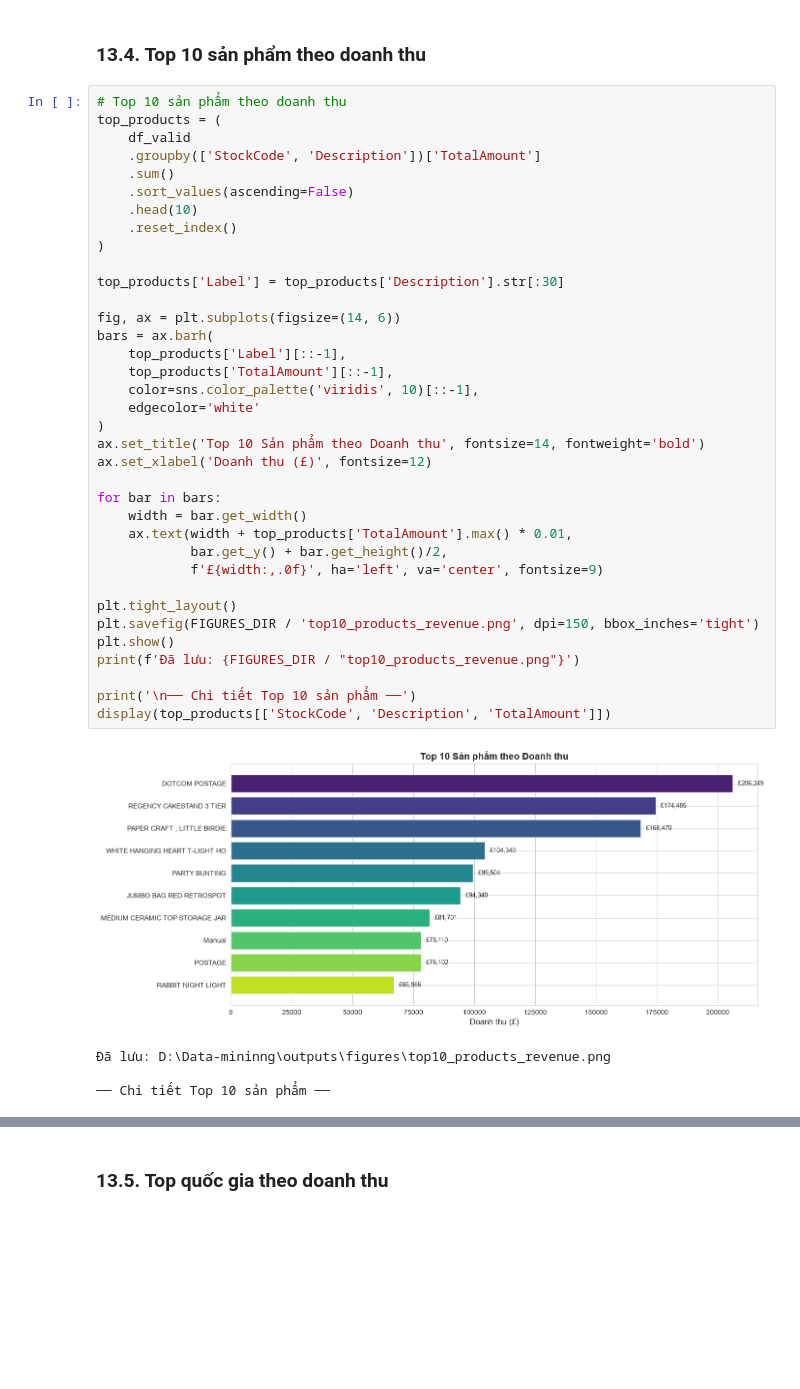
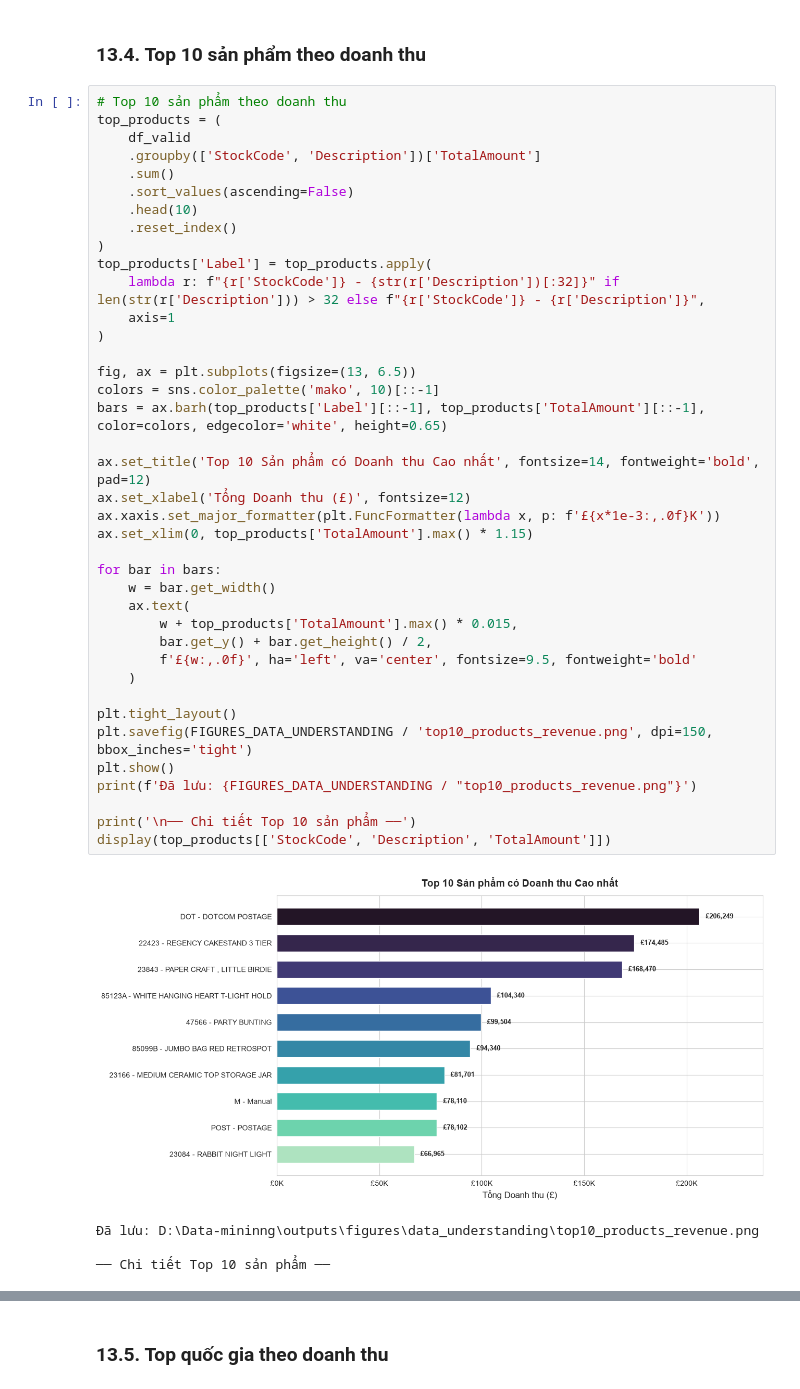
Before and after one commit to HungTruong-github/Data-mining, a Jupyter notebook: notebooks/01_data_understanding.ipynb, the cells around one changed output, grey strips where cells are left out. Cells and saved outputs as stored; diff of their text form; blank space fills up the shorter version.

```diff
--- a/notebooks/01_data_understanding.ipynb
+++ b/notebooks/01_data_understanding.ipynb
@@ -691,42 +770,45 @@ print(f'Đã lưu: {FIGURES_DIR / "revenue_by_month.png"}')
 # %%
 # Top 10 sản phẩm theo doanh thu
 top_products = (
     df_valid
     .groupby(['StockCode', 'Description'])['TotalAmount']
     .sum()
     .sort_values(ascending=False)
     .head(10)
     .reset_index()
 )
+top_products['Label'] = top_products.apply(
+    lambda r: f"{r['StockCode']} - {str(r['Description'])[:32]}" if len(str(r['Description'])) > 32 else f"{r['StockCode']} - {r['Description']}",
+    axis=1
+)
 
-top_products['Label'] = top_products['Description'].str[:30]
+fig, ax = plt.subplots(figsize=(13, 6.5))
+colors = sns.color_palette('mako', 10)[::-1]
+bars = ax.barh(top_products['Label'][::-1], top_products['TotalAmount'][::-1], color=colors, edgecolor='white', height=0.65)
 
-fig, ax = plt.subplots(figsize=(14, 6))
-bars = ax.barh(
-    top_products['Label'][::-1],
-    top_products['TotalAmount'][::-1],
-    color=sns.color_palette('viridis', 10)[::-1],
-    edgecolor='white'
-)
-ax.set_title('Top 10 Sản phẩm theo Doanh thu', fontsize=14, fontweight='bold')
-ax.set_xlabel('Doanh thu (£)', fontsize=12)
+ax.set_title('Top 10 Sản phẩm có Doanh thu Cao nhất', fontsize=14, fontweight='bold', pad=12)
+ax.set_xlabel('Tổng Doanh thu (£)', fontsize=12)
+ax.xaxis.set_major_formatter(plt.FuncFormatter(lambda x, p: f'£{x*1e-3:,.0f}K'))
+ax.set_xlim(0, top_products['TotalAmount'].max() * 1.15)
 
 for bar in bars:
-    width = bar.get_width()
-    ax.text(width + top_products['TotalAmount'].max() * 0.01,
-            bar.get_y() + bar.get_height()/2,
-            f'£{width:,.0f}', ha='left', va='center', fontsize=9)
+    w = bar.get_width()
+    ax.text(
+        w + top_products['TotalAmount'].max() * 0.015,
+        bar.get_y() + bar.get_height() / 2,
+        f'£{w:,.0f}', ha='left', va='center', fontsize=9.5, fontweight='bold'
+    )
 
 plt.tight_layout()
-plt.savefig(FIGURES_DIR / 'top10_products_revenue.png', dpi=150, bbox_inches='tight')
+plt.savefig(FIGURES_DATA_UNDERSTANDING / 'top10_products_revenue.png', dpi=150, bbox_inches='tight')
 plt.show()
-print(f'Đã lưu: {FIGURES_DIR / "top10_products_revenue.png"}')
+print(f'Đã lưu: {FIGURES_DATA_UNDERSTANDING / "top10_products_revenue.png"}')
 
 print('\n── Chi tiết Top 10 sản phẩm ──')
 display(top_products[['StockCode', 'Description', 'TotalAmount']])
 # %% [output]
-[figure, old version]
+[figure, new version]
-Đã lưu: D:\Data-mininng\outputs\figures\top10_products_revenue.png
+Đã lưu: D:\Data-mininng\outputs\figures\data_understanding\top10_products_revenue.png
 
 ── Chi tiết Top 10 sản phẩm ──
 |  | StockCode | Description | TotalAmount |
```
Also changed, not shown: parts of 12 cells of this notebook, 4 other files.
